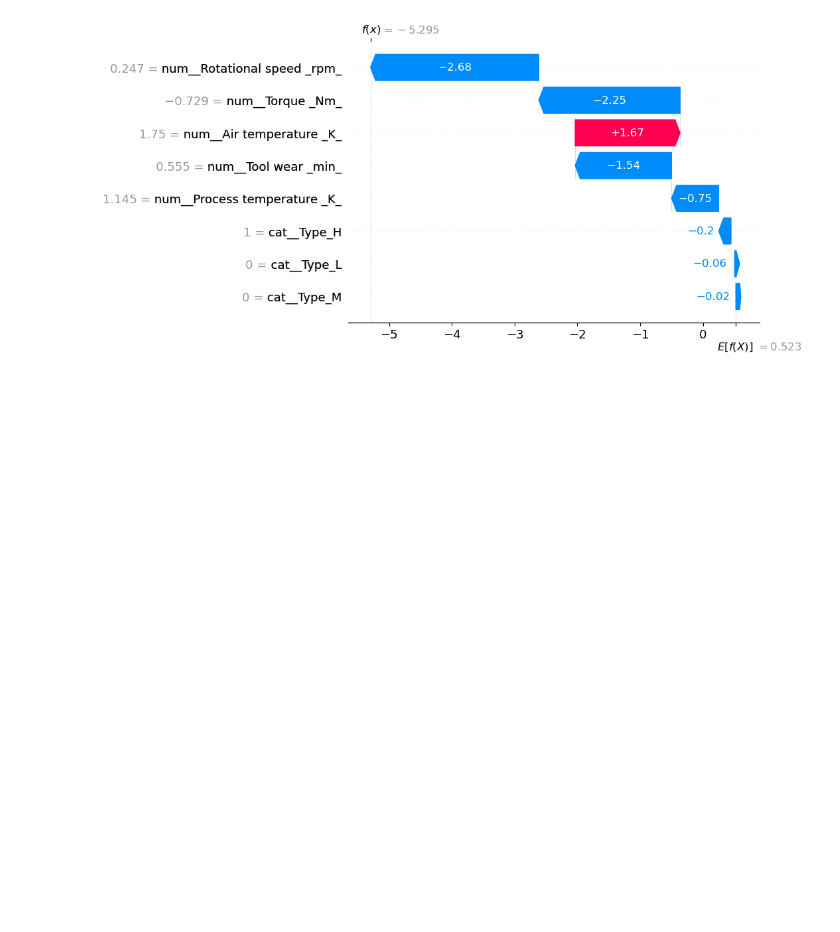
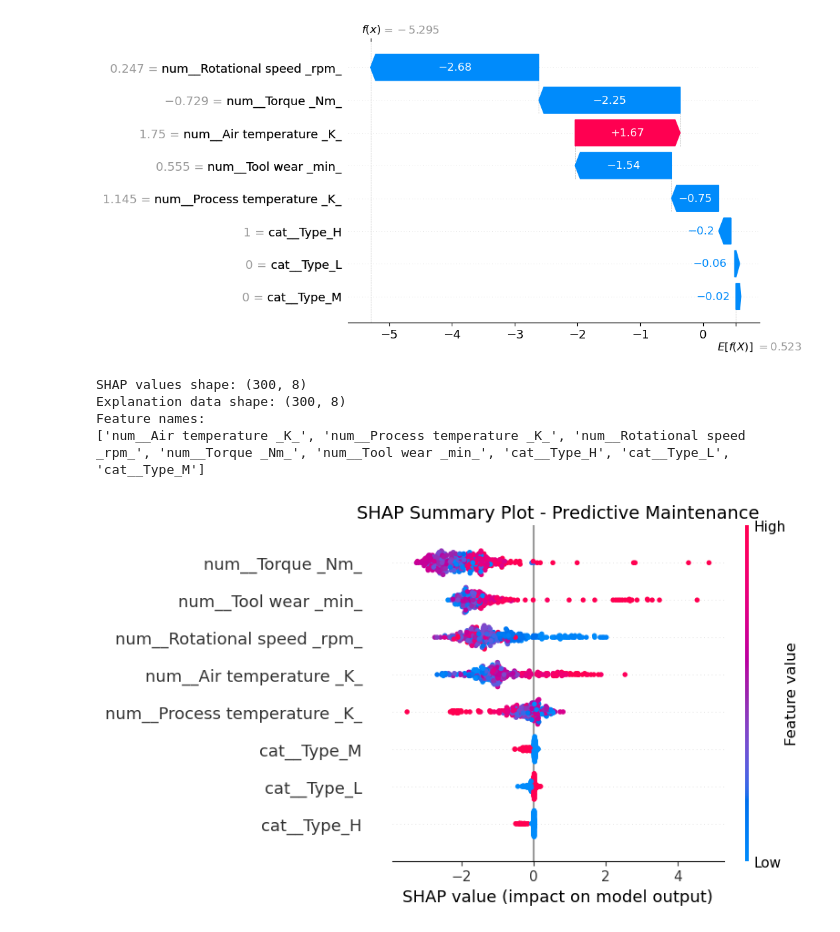
Before and after one commit to hitmanp007/Predictive-Maintenance-Intelligence-Platform, a Jupyter notebook: explainable_AI.ipynb, the cells around one changed output. Drawn from its saved outputs; the diff is of its cells as text; code cells hidden in the pictures; blank space fills up the shorter version.

Commit message:
added globale explainable SHAP visualization charts

```diff
--- a/explainable_AI.ipynb
+++ b/explainable_AI.ipynb
@@ -239,3 +239,34 @@ shap.plots.waterfall(
 )
 # %% [output]
 [figure]
+# %%
+print("SHAP values shape:", shap_values.values.shape)
+print("Explanation data shape:", X_explain.shape)
+print("Feature names:")
+print(list(X_explain.columns))
+# %% [output]
+SHAP values shape: (300, 8)
+Explanation data shape: (300, 8)
+Feature names:
+['num__Air temperature _K_', 'num__Process temperature _K_', 'num__Rotational speed _rpm_', 'num__Torque _Nm_', 'num__Tool wear _min_', 'cat__Type_H', 'cat__Type_L', 'cat__Type_M']
+# %%
+import shap
+import matplotlib.pyplot as plt
+
+plt.figure(figsize=(10, 6))
+
+shap.plots.beeswarm(
+    shap_values,
+    max_display=10,
+    show=False
+)
+
+plt.title(
+    "SHAP Summary Plot - Predictive Maintenance",
+    fontsize=14
+)
+
+plt.tight_layout()
+plt.show()
+# %% [output]
+[figure, added]
```
Also changed, not shown: parts of 8 cells of this notebook.
